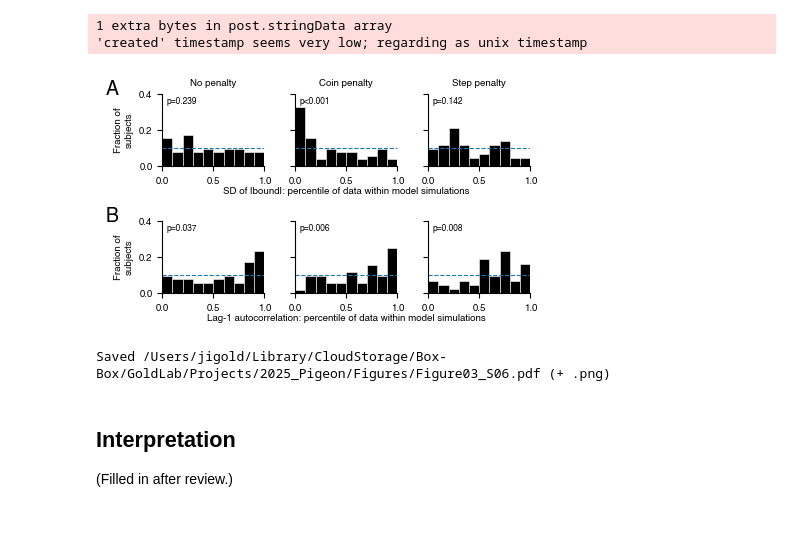
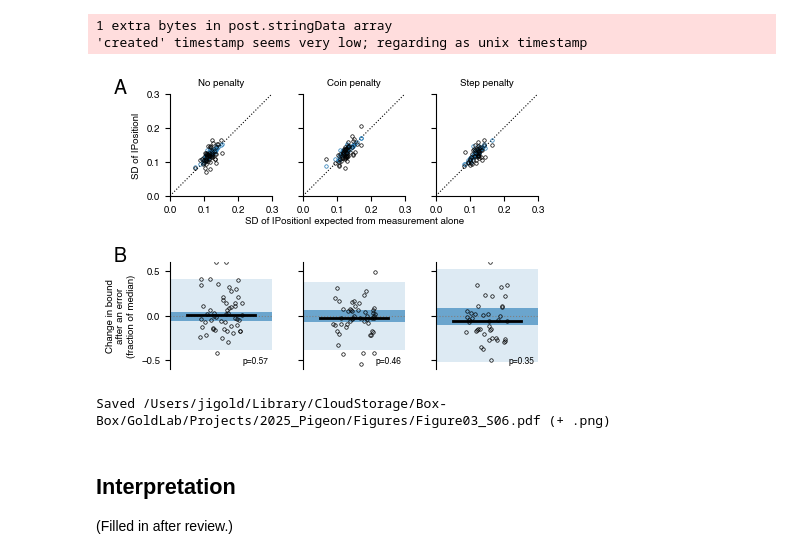
Before and after one commit to TheGoldLab/ms_2026_kalburge_etal_elife, a Jupyter notebook: notebooks/Figure03S06_sequentialStructure.ipynb, the cells around one changed output. Cells and saved outputs as stored; diff of their text form; code cells hidden in the pictures; blank space fills up the shorter version.

Commit message:
get_post_error_bound_effect; Figure03S06 rebuilt: measured-bound SD vs. no-variability model, post-error bound change vs. model
Co-Authored-By: Claude Opus 5.5 <noreply@anthropic.com>

```diff
--- a/notebooks/Figure03S06_sequentialStructure.ipynb
+++ b/notebooks/Figure03S06_sequentialStructure.ipynb
@@ -129,54 +156,72 @@ B3: 12 subjects with < 20 usable trials (no statistics)
 # %%
 CM = 1 / 2.54
 FS = 7
 plt.rcParams.update({'font.size': FS, 'axes.labelsize': FS, 'axes.titlesize': FS, **FONT_RC})
-EDGES = np.linspace(0, 1, 11)
+MODEL = 'tab:blue'
+SD_LIM = (0, 0.3)
+PE_LIM = (-0.6, 0.6)
 
-fig = plt.figure(figsize=(11 * CM, 6.5 * CM))
-gs = gridspec.GridSpec(2, 3, figure=fig, hspace=0.75, wspace=0.3, left=0.13, right=0.98, bottom=0.12, top=0.9)
+fig = plt.figure(figsize=(11 * CM, 8.5 * CM))
+gs = gridspec.GridSpec(2, 3, figure=fig, hspace=0.6, wspace=0.3, left=0.13, right=0.98, bottom=0.1, top=0.93)
 axes = np.array([[fig.add_subplot(gs[r, c]) for c in range(3)] for r in range(2)])
+jitter = np.random.default_rng(0)
 for c, b in enumerate(BLOCKS):
-    g = pct.xs(b, level='condition')
-    for r, (col, label) in enumerate(STATS):
-        ax = axes[r, c]
-        x = g[col].dropna()
-        ax.hist(x, bins=EDGES, weights=np.full(len(x), 1 / len(x)), color='k', edgecolor='w', lw=0.4)
-        ax.axhline(0.1, color='C0', ls='--', lw=0.8)
-        p = scipy.stats.wilcoxon(x - 0.5).pvalue
-        ax.text(0.04, 0.96, f'p{"<0.001" if p < 0.001 else f"={p:.3f}"}', transform=ax.transAxes,
-                ha='left', va='top', fontsize=6)
-        ax.set_xlim(0, 1)
-        ax.set_ylim(0, 0.4)
-        ax.set_xticks([0, 0.5, 1])
-        ax.set_yticks([0, 0.2, 0.4])
+    # A
+    ax = axes[0, c]
+    g = sd.xs(b, level='condition').dropna()
+    ax.plot(SD_LIM, SD_LIM, 'k:', lw=0.8)
+    ax.plot(g.sd_no_var, g.sd_full, 'o', color=MODEL, mfc='none', ms=2.5, mew=0.5)
+    ax.plot(g.sd_no_var, g.sd, 'ko', mfc='none', ms=2.5, mew=0.5)
+    ax.set_xlim(SD_LIM)
+    ax.set_ylim(SD_LIM)
+    ax.set_xticks([0, 0.1, 0.2, 0.3])
+    ax.set_yticks([0, 0.1, 0.2, 0.3])
+    ax.set_box_aspect(1)
+    ax.set_title(BLOCK_TITLES[b])
+    # B
+    ax = axes[1, c]
+    x = pe_real.xs(b, level='condition').post_error_effect.dropna()
+    s = pe_sim.xs(b, level='condition').post_error_effect.dropna()
+    sim_med = s.groupby(level='rep').median()
+    ax.axhspan(*s.quantile([.025, .975]), color=MODEL, alpha=0.15, lw=0)
+    ax.axhspan(*sim_med.quantile([.025, .975]), color=MODEL, alpha=0.6, lw=0)
+    ax.axhline(0, color='0.5', ls=':', lw=0.8)
+    ax.plot(jitter.uniform(-0.25, 0.25, len(x)), x.clip(*PE_LIM), 'ko', mfc='none', ms=2.5, mew=0.5)
+    ax.plot([-0.4, 0.4], [x.median()] * 2, 'k-', lw=2)
+    p = summary.loc['p (vs. simulated medians)', b]
+    ax.text(0.96, 0.04, f'p{"<0.01" if p < 0.01 else f"={p:.2f}"}', transform=ax.transAxes, ha='right',
+            va='bottom', fontsize=6)
+    ax.set_xlim(-0.6, 0.6)
+    ax.set_ylim(PE_LIM)
+    ax.set_xticks([])
+    ax.spines['bottom'].set_visible(False)
+    ax.set_yticks([-0.5, 0, 0.5])
+    for r in range(2):
+        axes[r, c].spines[['top', 'right']].set_visible(False)
         if c > 0:
-            ax.set_yticklabels([])
-        else:
-            ax.set_ylabel('Fraction of\nsubjects')
-        if r == 0:
-            ax.set_title(BLOCK_TITLES[b])
-        ax.spines[['top', 'right']].set_visible(False)
+            axes[r, c].set_yticklabels([])
+axes[0, 0].set_ylabel('SD of |Position|')
+axes[1, 0].set_ylabel('Change in bound\nafter an error\n(fraction of median)')
 
 def _row_xlabel(axs, label):
     fig.canvas.draw()
     left, right = axs[0].get_position().x0, axs[-1].get_position().x1
     bottom = min(a.get_tightbbox().transformed(fig.transFigure.inverted()).y0 for a in axs)
     fig.text((left + right) / 2, bottom - 0.004, label, ha='center', va='top', fontsize=FS)
 
-for r, (col, label) in enumerate(STATS):
-    _row_xlabel(axes[r], f'{label}: percentile of data within model simulations')
+_row_xlabel(axes[0], 'SD of |Position| expected from measurement alone')
 for r, letter in enumerate('AB'):
-    add_panel_label(axes[r, 0], letter, dx=-0.55, dy=1.2)
+    add_panel_label(axes[r, 0], letter, dx=-0.55, dy=1.15)
 
 out = FIGURES_DIR / 'Figure03_S06.pdf'
 fig.savefig(out, dpi=300, bbox_inches='tight')
 fig.savefig(out.with_suffix('.png'), dpi=300, bbox_inches='tight')
 plt.show()
 print(f'Saved {out} (+ .png)')
 # %% [output]
 1 extra bytes in post.stringData array
 'created' timestamp seems very low; regarding as unix timestamp
-[figure, old version]
+[figure, new version]
 Saved /Users/jigold/Library/CloudStorage/Box-Box/GoldLab/Projects/2025_Pigeon/Figures/Figure03_S06.pdf (+ .png)
 # %% [markdown]
 ## Interpretation
```
Also changed, not shown: parts of 3 cells of this notebook, 2 other files.
